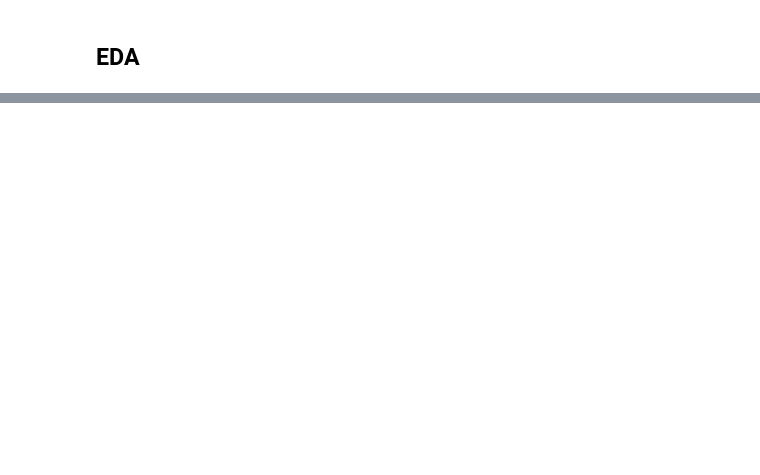
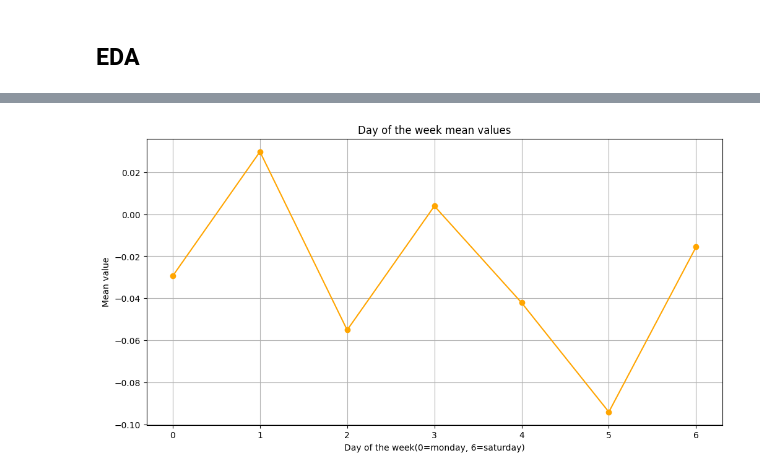
Before and after one commit to kvufee/ds_ml-learning, a Jupyter notebook: vk-internship-ds-task2/classificator.ipynb, the cells around one changed output, grey strips where cells are left out. Drawn from its saved outputs; the diff is of its cells as text; code cells hidden in the pictures; blank space fills up the shorter version.

```diff
--- a/vk-internship-ds-task2/classificator.ipynb
+++ b/vk-internship-ds-task2/classificator.ipynb
@@ -68,0 +209,14 @@ IndexError: index 36 is out of bounds for axis 0 with size 36
+# %%
+weekly_avg = features_df.groupby('day_of_week')['value'].mean()
+
+plt.figure(figsize=(12, 6))
+
+plt.plot(weekly_avg.index, weekly_avg.values, marker='o', color='orange')
+plt.title('Day of the week mean values')
+plt.xlabel('Day of the week(0=monday, 6=saturday)')
+plt.ylabel('Mean value')
+plt.grid()
+plt.xticks(weekly_avg.index)
+plt.show()
+# %% [output]
+[figure, added]
```
Also changed, not shown: parts of 25 cells of this notebook.
